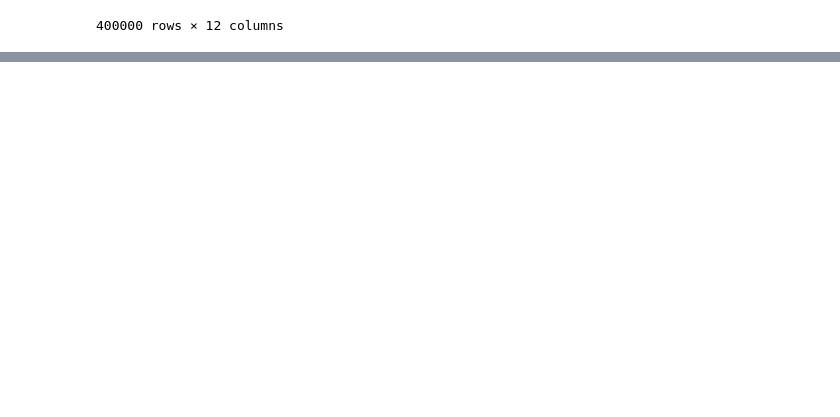
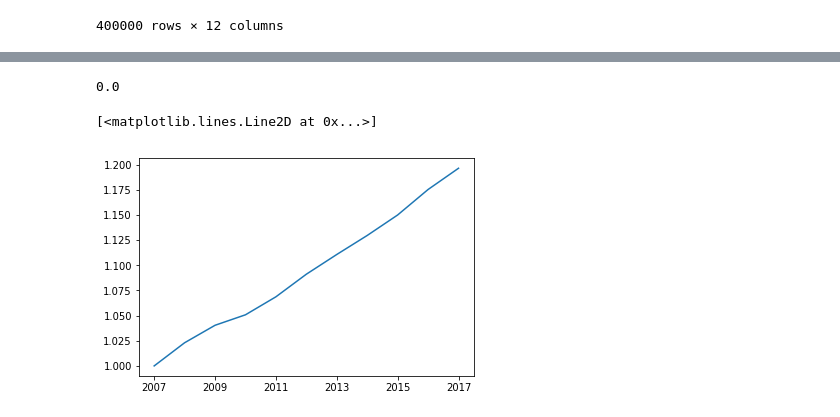
Before and after one commit to iopoi/iowa_state_employee_analysis-, a Jupyter notebook: dataset_explore.ipynb, the cells around one changed output, grey strips where cells are left out. Drawn from its saved outputs; the diff is of its cells as text; code cells hidden in the pictures; blank space fills up the shorter version.

Commit message:
update with unfinished inflation calculations

```diff
--- a/dataset_explore.ipynb
+++ b/dataset_explore.ipynb
@@ -198,0 +252,16 @@ plt.show()
+# %%
+# data from BLS - CPI-All Urban Consumers (Current Series)
+# inflation_rate_tuples = [("2007",2.3),
+inflation_rate_tuples = [("2007",0),
+                         ("2008",2.3),
+                         ("2009",1.7),
+                         ("2010",1.0),
+                         ("2011",1.7),
+                         ("2012",2.1),
+                         ("2013",1.8),
+                         ("2014",1.7),
+                         ("2015",1.8),
+                         ("2016",2.2),
+                         ("2017",1.8)]
+
+inflation_rate_with_times = [(pd.to_datetime(i[0]), i[1]) for i in inflation_rate_tuples]
@@ -198,0 +282,12 @@ plt.show()
+# %%
+inflation_rate = pd.DataFrame(inflation_rate_with_times).set_index(0).rename(columns={0:"year", 1:"annual inflation rate"})
+# %%
+inflation_rate.iloc[0]["annual inflation rate"]
+# %% [output]
+0.0
+# %%
+plt.plot(inflation_rate.apply(lambda x: (x/100)+1).cumprod())
+# plt.plot(inflation_rate.apply(lambda x: (x/100)+1).cumprod().apply(lambda x: x-inflation_rate.iloc[0]["annual inflation rate"])) # the minus is to shift the base line of 1 to 2007
+# %% [output]
+[<matplotlib.lines.Line2D at 0x...>]
+[figure, added]
```
Also changed, not shown: parts of 7 cells of this notebook.
